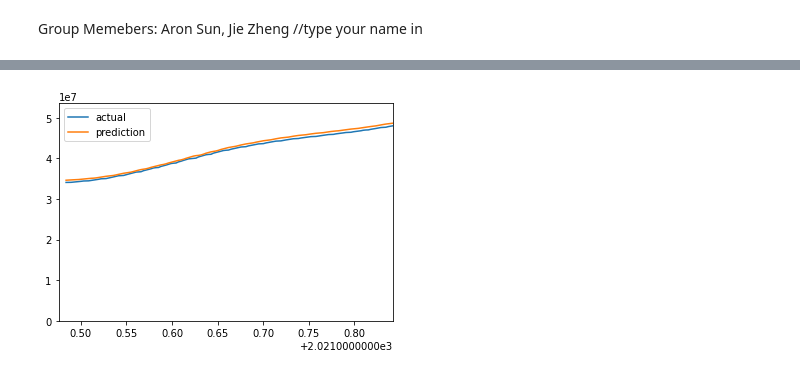
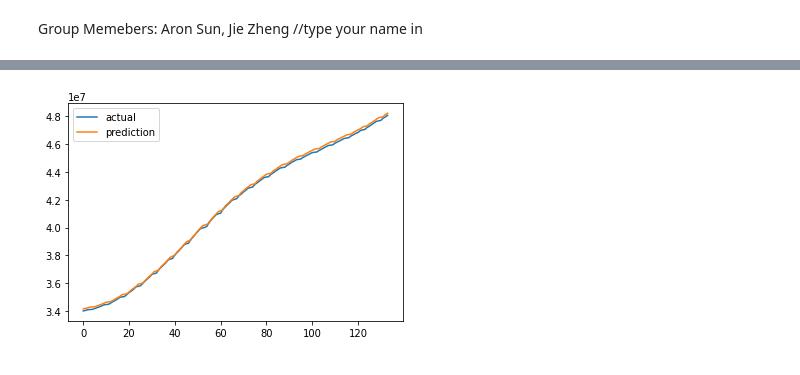
Before and after one commit to arons1618/CMSC421-Final-Project, a Jupyter notebook: Final Project.ipynb, the cells around one changed output, grey strips where cells are left out. Cells and saved outputs as stored; diff of their text form; code cells hidden in the pictures.

```diff
--- a/Final Project.ipynb
+++ b/Final Project.ipynb
@@ -93,7 +89,7 @@ train_date, test_date = train_test_split(date_time, test_size = 0.2, shuffle=Fal
 
 
 # define hyperparameters
-n_inputs = 3
+n_inputs = 1
 batch_size = 20
 n_features = 1
 generator_train = TimeseriesGenerator(train, train, length=n_inputs, batch_size=batch_size)
@@ -166,10 +155,8 @@ plt.show()
 # %%
-# testing set actual vs prediction plot
-plt.plot(test_date[n_inputs:], test_out)
-plt.plot(test_date[n_inputs:], test_pred)
+plt.plot(test_out)
+plt.plot(test_pred)
 
-plt.axis([min(test_date), max(test_date), 0, max(test_pred)*1.1])
 plt.legend(['actual', 'prediction'])
 plt.show()
 # %% [output]
-[figure, old version]
+[figure, new version]
```
Also changed, not shown: parts of 16 cells of this notebook.
